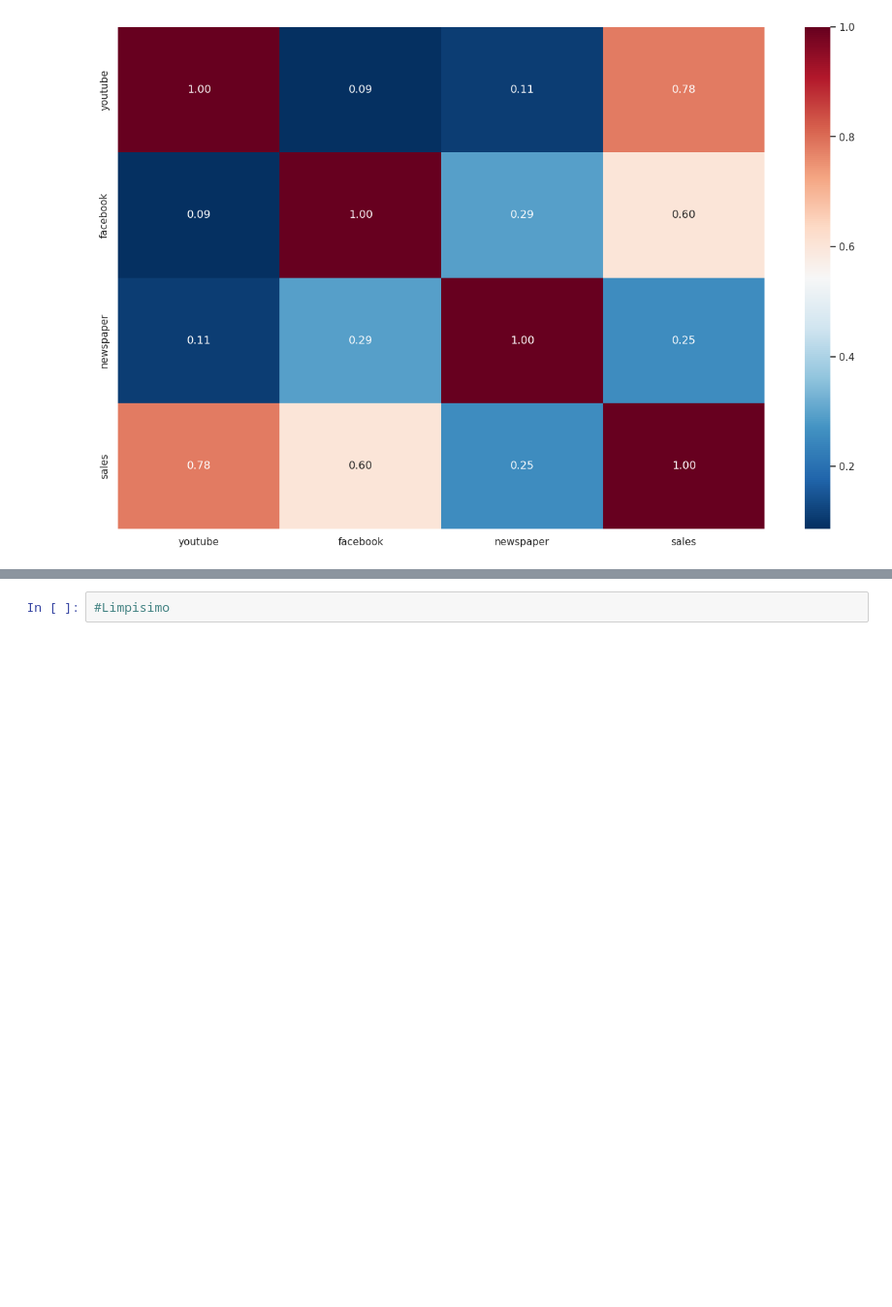
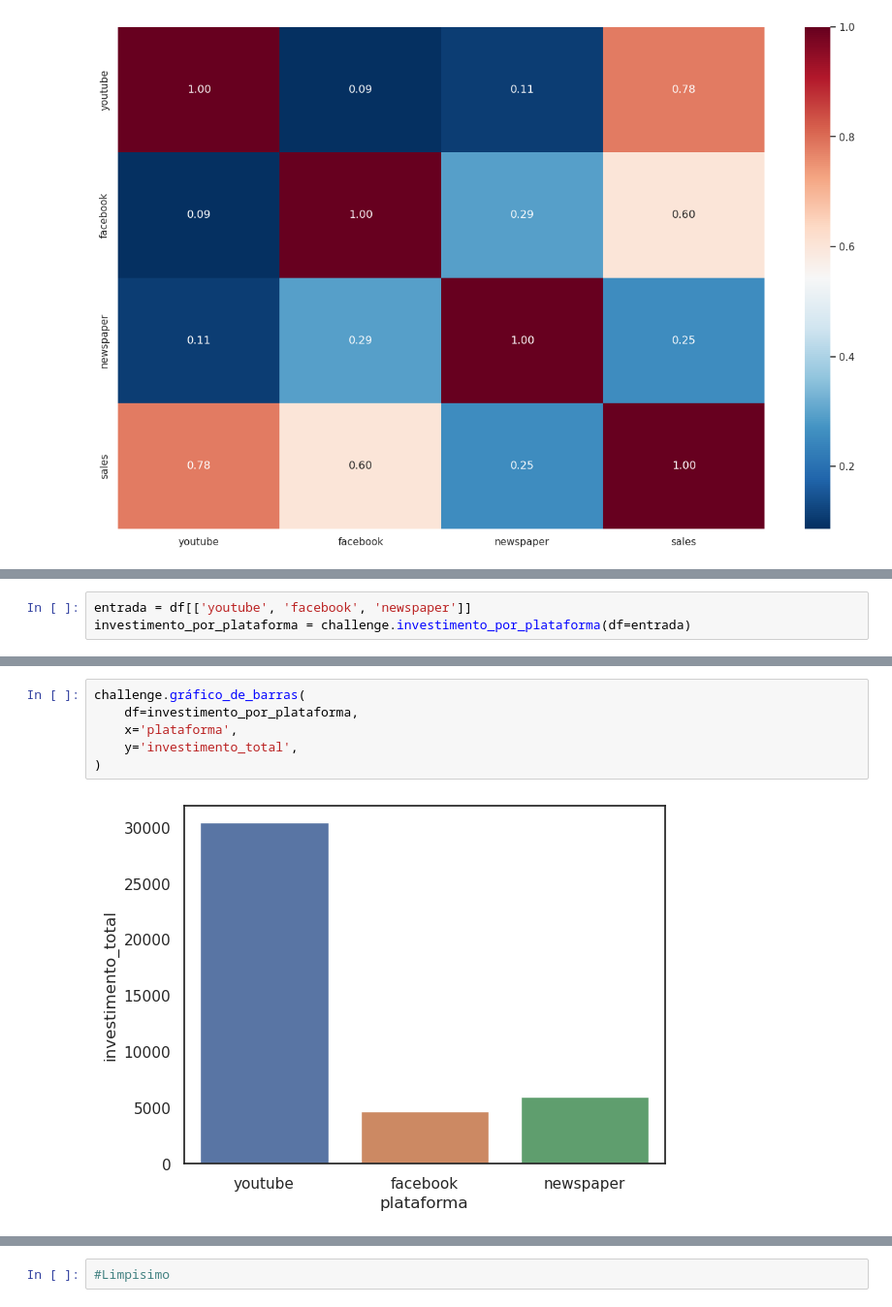
Before and after one commit to SamuelBarbosaDev/DataExpert, a Jupyter notebook: core/core/challenges/4/main.ipynb, the cells around one changed output, grey strips where cells are left out. Shown: that part at 97% size. Saved outputs shown, nothing was run; the diff lists cells and outputs as text; blank space fills up the shorter version.

```diff
--- a/core/core/challenges/4/main.ipynb
+++ b/core/core/challenges/4/main.ipynb
@@ -151,0 +221,3 @@ challenge.gráfico_de_correlação(df=df)
+# %%
+entrada = df[['youtube', 'facebook', 'newspaper']]
+investimento_por_plataforma = challenge.investimento_por_plataforma(df=entrada)
@@ -152 +231,9 @@ challenge.gráfico_de_correlação(df=df)
+# %%
+challenge.gráfico_de_barras(
+    df=investimento_por_plataforma,
+    x='plataforma',
+    y='investimento_total',
+)
+# %% [output]
+[figure, added]
 # %% [markdown]
```
Also changed, not shown: parts of 17 cells of this notebook.
